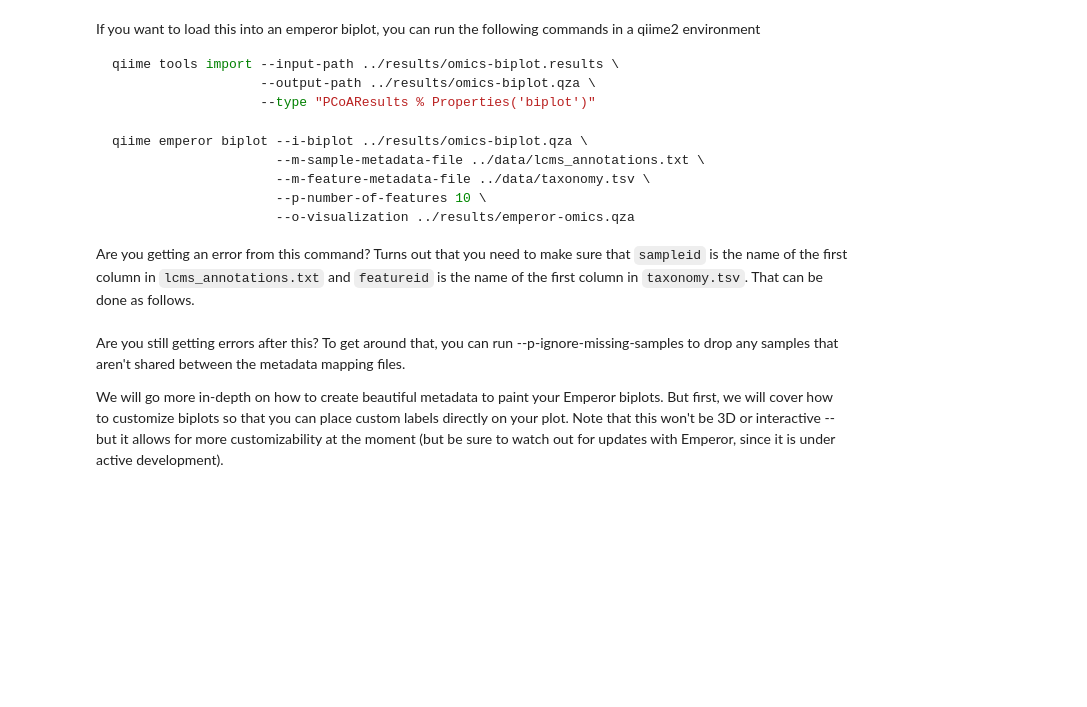
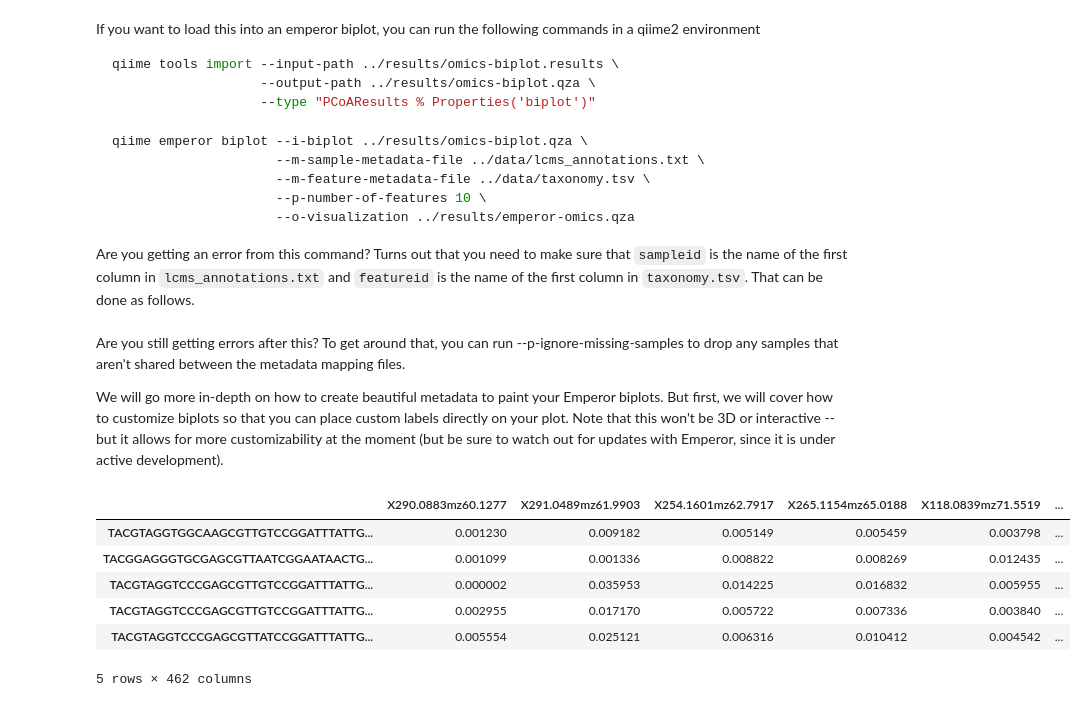
Before and after one commit to knightlab-analyses/multiomic-cooccurrences, a Jupyter notebook: ipynb/biplot-coordinates.ipynb, the cells around one changed output. Cells and saved outputs as stored; diff of their text form; code cells hidden in the pictures; blank space fills up the shorter version.

```diff
--- a/ipynb/biplot-coordinates.ipynb
+++ b/ipynb/biplot-coordinates.ipynb
@@ -89,3 +89,13 @@ taxonomy.to_csv('../results/arrow-metadata.txt', sep='\t')
 Are you still getting errors after this? To get around that, you can run --p-ignore-missing-samples to drop any samples that aren't shared between the metadata mapping files.
 
 We will go more in-depth on how to create beautiful metadata to paint your Emperor biplots. But first, we will cover how to customize biplots so that you can place custom labels directly on your plot. Note that this won't be 3D or interactive -- but it allows for more customizability at the moment (but be sure to watch out for updates with Emperor, since it is under active development).
+# %%
+ranks.T.head()
+# %% [output]
+|  | X290.0883mz60.1277 | X291.0489mz61.9903 | X254.1601mz62.7917 | X265.1154mz65.0188 | X118.0839mz71.5519 | ... |
+| TACGTAGGTGGCAAGCGTTGTCCGGATTTATTG... | 0.001230 | 0.009182 | 0.005149 | 0.005459 | 0.003798 | ... |
+| TACGGAGGGTGCGAGCGTTAATCGGAATAACTG... | 0.001099 | 0.001336 | 0.008822 | 0.008269 | 0.012435 | ... |
+| TACGTAGGTCCCGAGCGTTGTCCGGATTTATTG... | 0.000002 | 0.035953 | 0.014225 | 0.016832 | 0.005955 | ... |
+| TACGTAGGTCCCGAGCGTTGTCCGGATTTATTG... | 0.002955 | 0.017170 | 0.005722 | 0.007336 | 0.003840 | ... |
+| TACGTAGGTCCCGAGCGTTATCCGGATTTATTG... | 0.005554 | 0.025121 | 0.006316 | 0.010412 | 0.004542 | ... |
+5 rows × 462 columns
```
Also changed, not shown: parts of 3 cells of this notebook, 8 other files.
